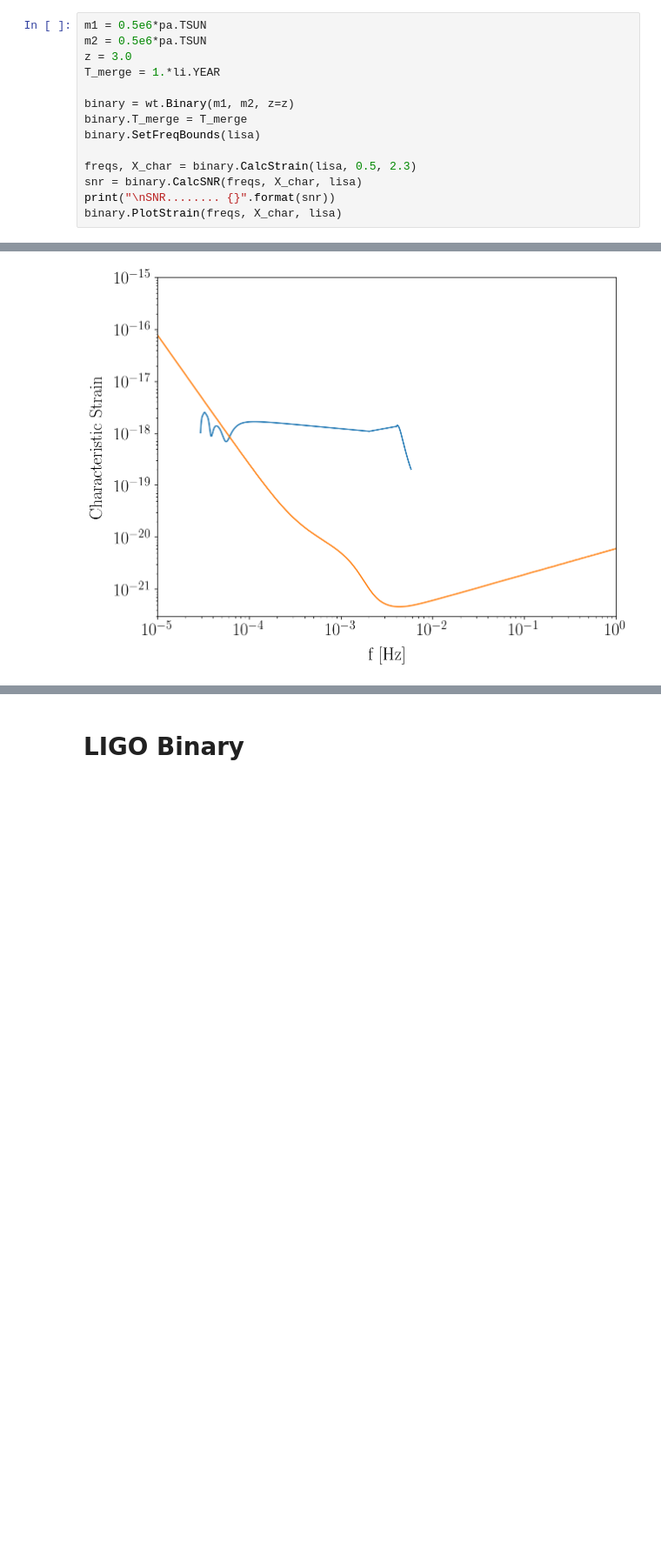
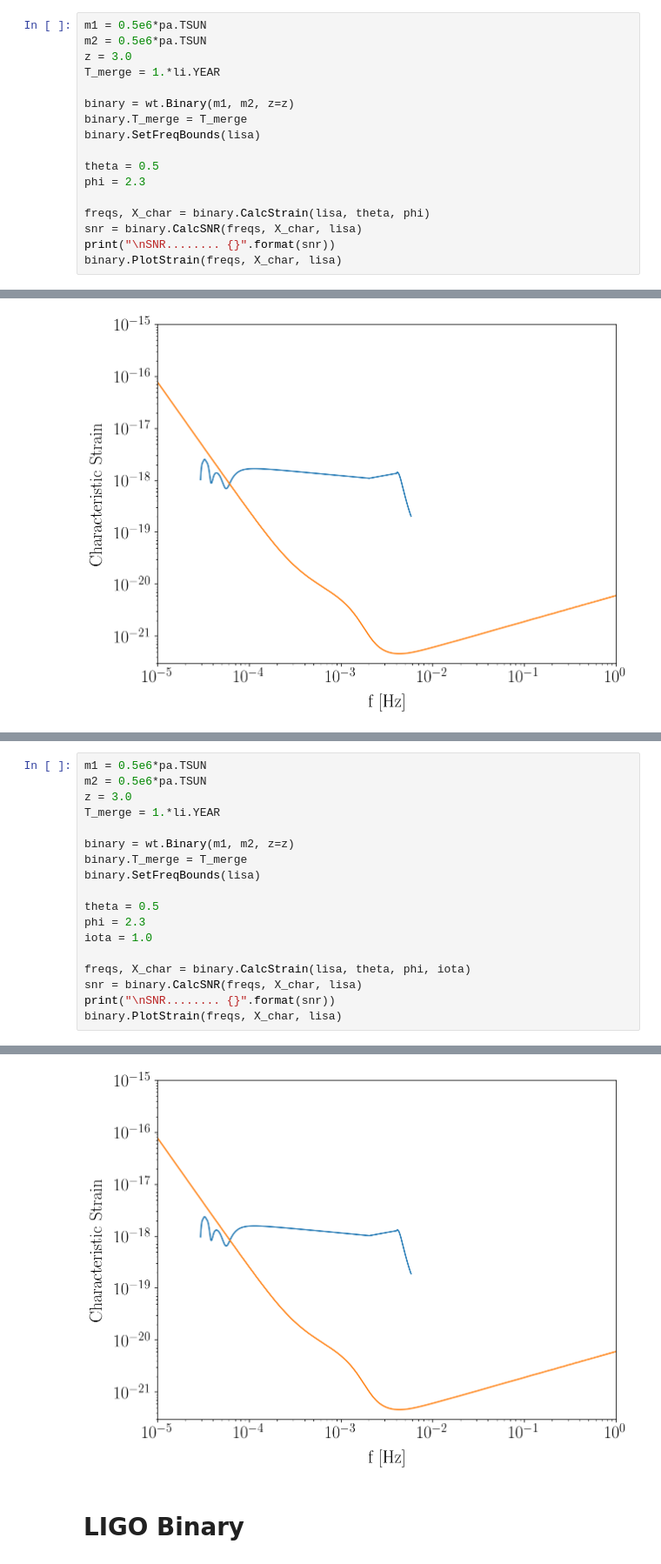
Before and after one commit to eXtremeGravityInstitute/LISA_Sensitivity, a Jupyter notebook: LISA_Sensitivity.ipynb, the cells around one changed output, grey strips where cells are left out. Shown at 87% size. Drawn from its saved outputs; the diff is of its cells as text; blank space fills up the shorter version.

```diff
--- a/LISA_Sensitivity.ipynb
+++ b/LISA_Sensitivity.ipynb
@@ -62,7 +64,10 @@ binary = wt.Binary(m1, m2, z=z)
 binary.T_merge = T_merge
 binary.SetFreqBounds(lisa)
 
-freqs, X_char = binary.CalcStrain(lisa, 0.5, 2.3)
+theta = 0.5
+phi = 2.3
+
+freqs, X_char = binary.CalcStrain(lisa, theta, phi)
 snr = binary.CalcSNR(freqs, X_char, lisa)
 print("\nSNR........ {}".format(snr))
 binary.PlotStrain(freqs, X_char, lisa)
@@ -100,0 +82,19 @@ print(avg_snr)
+# %%
+m1 = 0.5e6*pa.TSUN
+m2 = 0.5e6*pa.TSUN
+z = 3.0
+T_merge = 1.*li.YEAR
+
+binary = wt.Binary(m1, m2, z=z)
+binary.T_merge = T_merge
+binary.SetFreqBounds(lisa)
+
+theta = 0.5
+phi = 2.3
+iota = 1.0
+
+freqs, X_char = binary.CalcStrain(lisa, theta, phi, iota)
+snr = binary.CalcSNR(freqs, X_char, lisa)
+print("\nSNR........ {}".format(snr))
+binary.PlotStrain(freqs, X_char, lisa)
+# %% [output]
@@ -101,3 +105,4 @@ print(avg_snr)
+[figure, added]
 # %% [markdown]
 # LIGO Binary
 # %%
```
Also changed, not shown: parts of 8 cells of this notebook, 1 other file.
